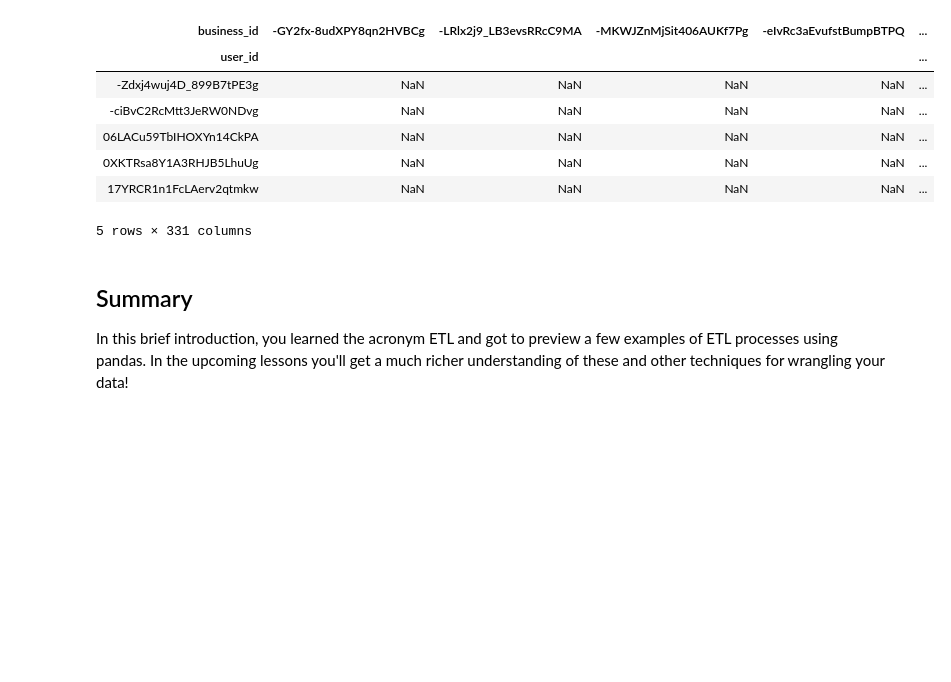
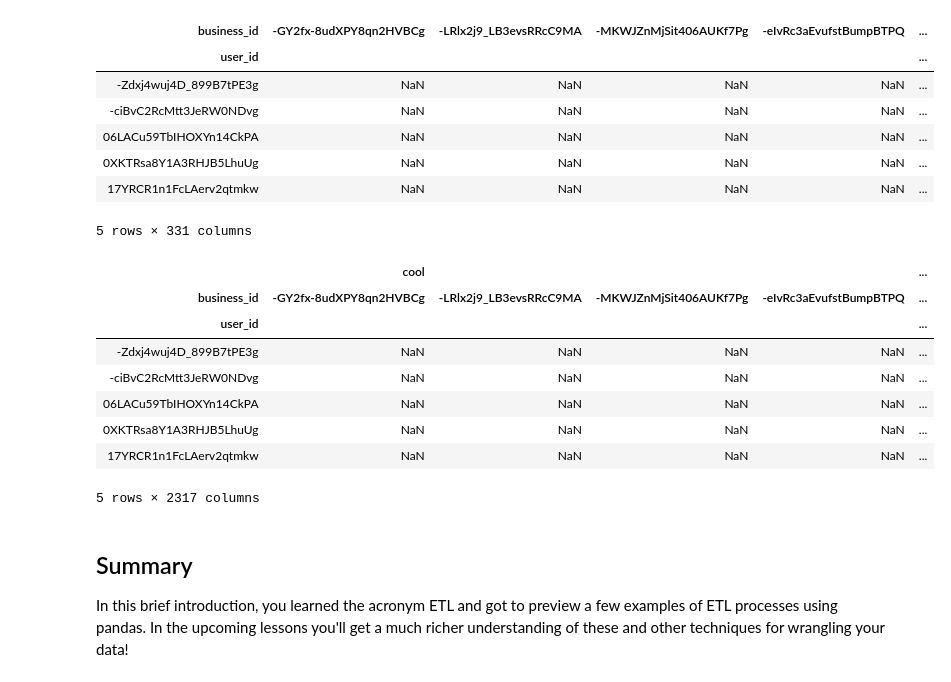
Before and after one commit to kevinmacmat/dsc-introduction-pandas-etl-nyc-ds-033020, a Jupyter notebook: index.ipynb, the cells around one changed output. Cells and saved outputs as stored; diff of their text form; code cells hidden in the pictures; blank space fills up the shorter version.

```diff
--- a/index.ipynb
+++ b/index.ipynb
@@ -100,6 +100,19 @@ usr_reviews.head()
 | 0XKTRsa8Y1A3RHJB5LhuUg | NaN | NaN | NaN | NaN | ... |
 | 17YRCR1n1FcLAerv2qtmkw | NaN | NaN | NaN | NaN | ... |
 5 rows × 331 columns
+# %%
+usr_reviews = df.pivot(index='user_id', columns='business_id')
+usr_reviews.head()
+# %% [output]
+|  | cool |  |  |  | ... |
+| business_id | -GY2fx-8udXPY8qn2HVBCg | -LRlx2j9_LB3evsRRcC9MA | -MKWJZnMjSit406AUKf7Pg | -eIvRc3aEvufstBumpBTPQ | ... |
+| user_id |  |  |  |  | ... |
+| -Zdxj4wuj4D_899B7tPE3g | NaN | NaN | NaN | NaN | ... |
+| -ciBvC2RcMtt3JeRW0NDvg | NaN | NaN | NaN | NaN | ... |
+| 06LACu59TbIHOXYn14CkPA | NaN | NaN | NaN | NaN | ... |
+| 0XKTRsa8Y1A3RHJB5LhuUg | NaN | NaN | NaN | NaN | ... |
+| 17YRCR1n1FcLAerv2qtmkw | NaN | NaN | NaN | NaN | ... |
+5 rows × 2317 columns
 # %% [markdown]
 ## Summary
 
```
